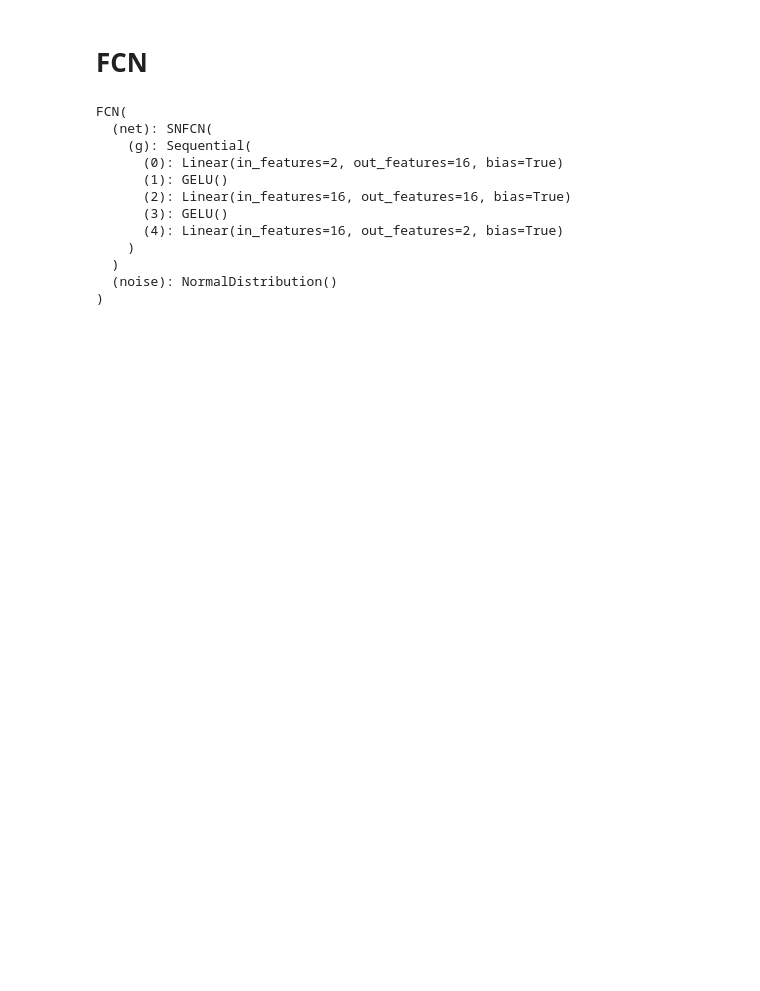
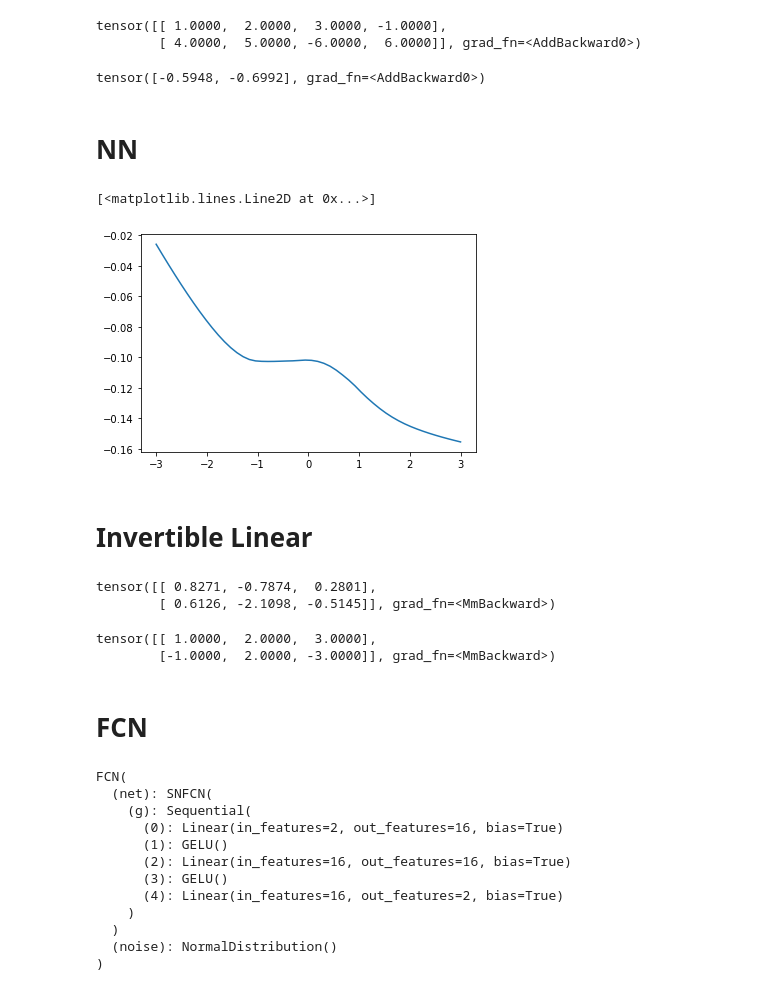
Before and after one commit to ELIFE-ASU/INNLab, a Jupyter notebook: src/i-ResNet_unit_tests.ipynb, the cells around one changed output. Cells and saved outputs as stored; diff of their text form; code cells hidden in the pictures; blank space fills up the shorter version.

```diff
--- a/src/i-ResNet_unit_tests.ipynb
+++ b/src/i-ResNet_unit_tests.ipynb
@@ -13,0 +42,23 @@ importlib.reload(iResNet)
+# %%
+model.inverse(y)
+# %% [output]
+tensor([[ 1.0000,  2.0000,  3.0000, -1.0000],
+        [ 4.0000,  5.0000, -6.0000,  6.0000]], grad_fn=<AddBackward0>)
+# %%
+logdet
+# %% [output]
+tensor([-0.5948, -0.6992], grad_fn=<AddBackward0>)
+# %% [markdown]
+# NN
+# %%
+model = nn.Sequential(nn.Linear(1, 8), nn.ELU(), nn.Linear(8,8), nn.ELU(), nn.Linear(8,1))
+# %%
+x = torch.linspace(-3, 3, 50).reshape(-1,1)
+y = model(x)
+# %%
+plt.plot(x.reshape(-1), y.reshape(-1).detach())
+# %% [output]
+[<matplotlib.lines.Line2D at 0x...>]
+[figure, added]
+# %% [markdown]
+# Invertible Linear
@@ -14,3 +67,14 @@ importlib.reload(iResNet)
+# %%
+y, p, logp = fcn(torch.Tensor([[1,2,3], [-1,2,-3]]))
+y
+# %% [output]
+tensor([[ 0.8271, -0.7874,  0.2801],
+        [ 0.6126, -2.1098, -0.5145]], grad_fn=<MmBackward>)
+# %%
+fcn.inverse(y)
+# %% [output]
+tensor([[ 1.0000,  2.0000,  3.0000],
+        [-1.0000,  2.0000, -3.0000]], grad_fn=<MmBackward>)
 # %% [markdown]
 # FCN
 # %%
```
Also changed, not shown: parts of 25 cells of this notebook, 3 other files.
